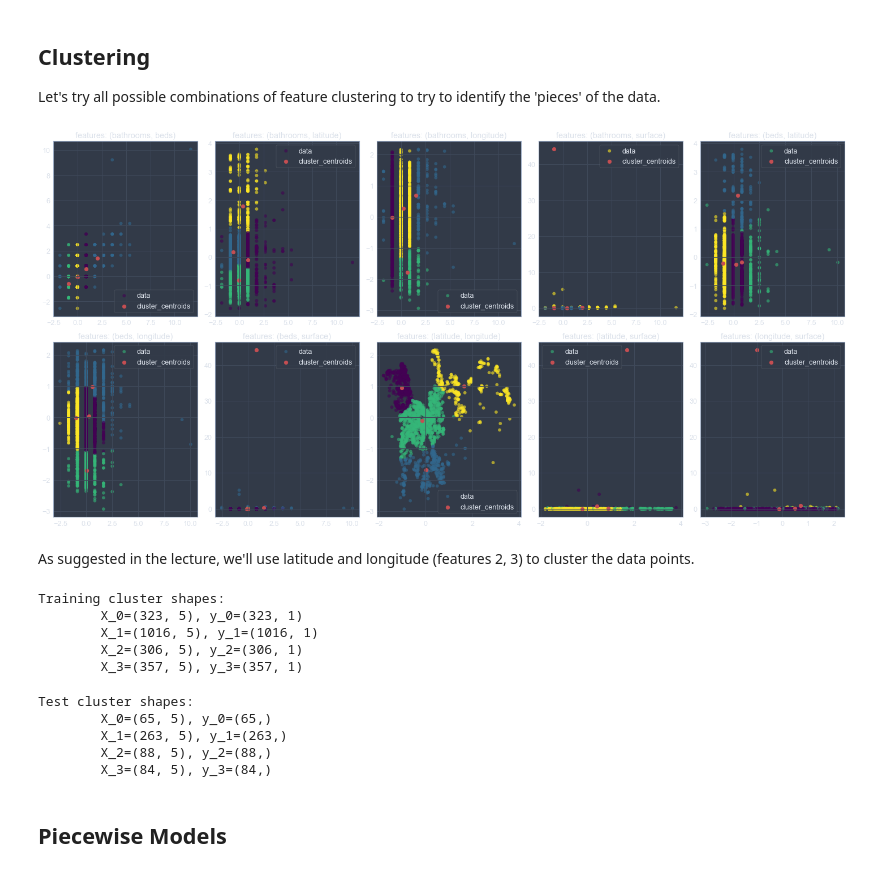
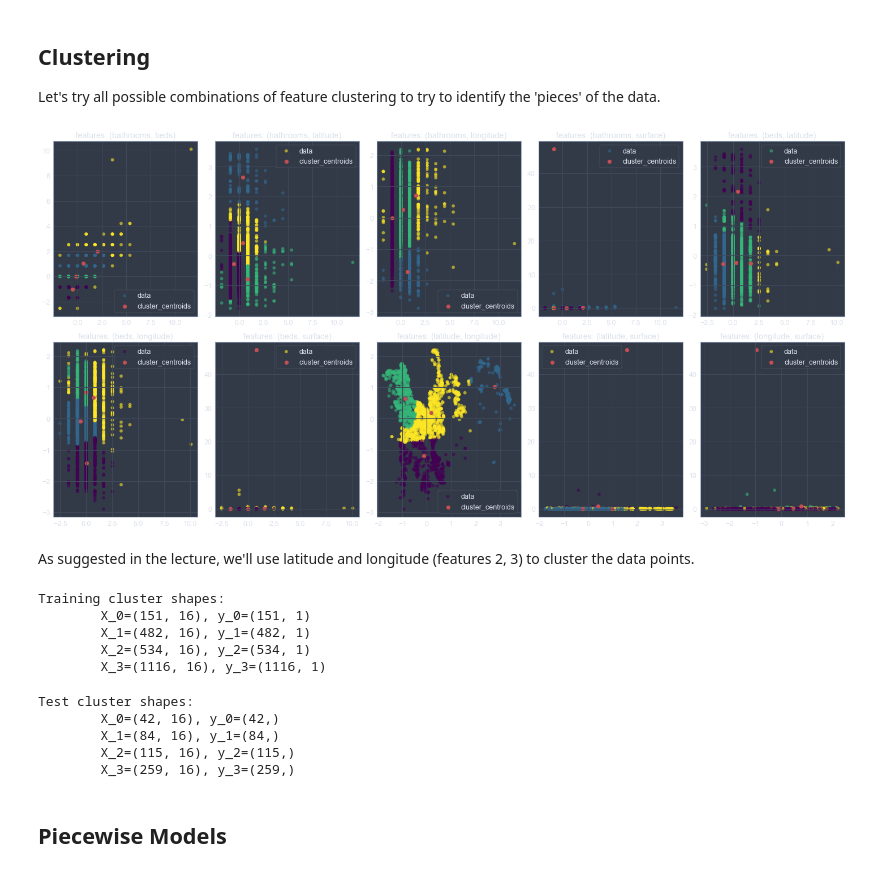
Before and after one commit to ET5003-Group1/ET5003, a Jupyter notebook: Week-3/ET5003_Etivity2_CarlosSiqueiraDoAmaral_20151586.ipynb, the cells around one changed output. Saved outputs shown, nothing was run; the diff lists cells and outputs as text; code cells hidden in the pictures.

```diff
--- a/Week-3/ET5003_Etivity2_CarlosSiqueiraDoAmaral_20151586.ipynb
+++ b/Week-3/ET5003_Etivity2_CarlosSiqueiraDoAmaral_20151586.ipynb
@@ -374,6 +364,9 @@ one_hot_cols = ["property_type"]
 ordinal_cols = ["ber_classification"]
 column_order = num_cols + ordinal_cols + one_hot_cols
 
+train_set["surface"] = train_set["surface"].fillna(
+    train_set["surface"].median()
+)  # As suggested by Nigel
 train_set = train_set[column_order + ["log_price"]].dropna(axis=0)
 
 X_train, y_train = (
@@ -436,18 +429,14 @@ assert len(y_test_scaled) == len(X_test_scaled)
 # assume not all of the features are informative or useful
 # in this exercise you could try all of them if possible
 
-# Start out only with numerical features (they are the first ones in the dataset)
-features = range(len(num_cols))
-param_feature_names = ("features", X_train.columns[features].tolist())
-log_param(*param_feature_names)
-print("Using features: ", param_feature_names)
+print("Using all features")
 print()
 
-X_train_subset = X_train_scaled[:, features]
+X_train_subset = X_train_scaled
 print("X_train_subset shape", X_train_subset.shape)
 print("y_train_scaled shape", y_train_scaled.shape)
 
-X_test_subset = X_test_scaled[:, features]
+X_test_subset = X_test_scaled
 print("X_test_subset shape", X_test_subset.shape)
 print("y_test_scaled shape", y_test_scaled.shape)
 # %% [output]
@@ -667,35 +623,35 @@ feat_names = train_set.columns.tolist()
 n_clusters = 4
 gmm = GaussianMixture(n_components=n_clusters)
 
-feature_combinations = combinations(features, 2)
+feature_combinations = combinations([0, 1, 2, 3, 4], 2)
 fig, axes = plt.subplots(2, 5, figsize=(20, 10))
 
 for ax, feat_idx in zip(axes.flatten(), feature_combinations):
     X_clustering = np.r_[X_train_subset[:, feat_idx]]
     X_cluster_labels = gmm.fit_predict(X_clustering)
 
     ax.scatter(
         X_clustering[:, 0],
         X_clustering[:, 1],
         alpha=0.6,
         label="data",
         c=X_cluster_labels,
     )
     ax.scatter(
         gmm.means_[:, 0],
         gmm.means_[:, 1],
         s=50,
         c="r",
         marker="o",
         label="cluster_centroids",
     )
     name_1, name_2 = feat_idx
     ax.set_title(f"features: ({feat_names[name_1]}, {feat_names[name_2]})")
     ax.legend()
 fig.tight_layout()
 plt.show()
 # %% [output]
-[figure, old version]
+[figure, new version]
 # %% [markdown]
 As suggested in the lecture, we'll use latitude and longitude (features 2, 3) to cluster the data points.
 # %%
@@ -725,10 +681,10 @@ print(
 )
 # %% [output]
 Training cluster shapes:
-        X_0=(323, 5), y_0=(323, 1)
-        X_1=(1016, 5), y_1=(1016, 1)
-        X_2=(306, 5), y_2=(306, 1)
-        X_3=(357, 5), y_3=(357, 1)
+        X_0=(151, 16), y_0=(151, 1)
+        X_1=(482, 16), y_1=(482, 1)
+        X_2=(534, 16), y_2=(534, 1)
+        X_3=(1116, 16), y_3=(1116, 1)
 # %%
 # Test clusters
 X_test_clusters = [
@@ -747,10 +703,10 @@ print(
 )
 # %% [output]
 Test cluster shapes:
-        X_0=(65, 5), y_0=(65,)
-        X_1=(263, 5), y_1=(263,)
-        X_2=(88, 5), y_2=(88,)
-        X_3=(84, 5), y_3=(84,)
+        X_0=(42, 16), y_0=(42,)
+        X_1=(84, 16), y_1=(84,)
+        X_2=(115, 16), y_2=(115,)
+        X_3=(259, 16), y_3=(259,)
 # %% [markdown]
 ## Piecewise Models
 # %%
```
Also changed, not shown: parts of 19 cells of this notebook, 1 other file.
